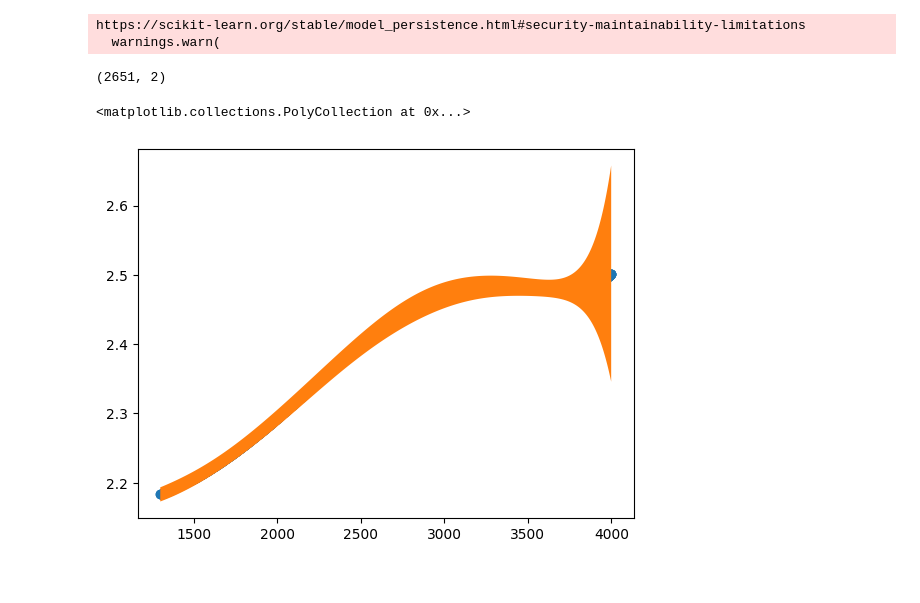
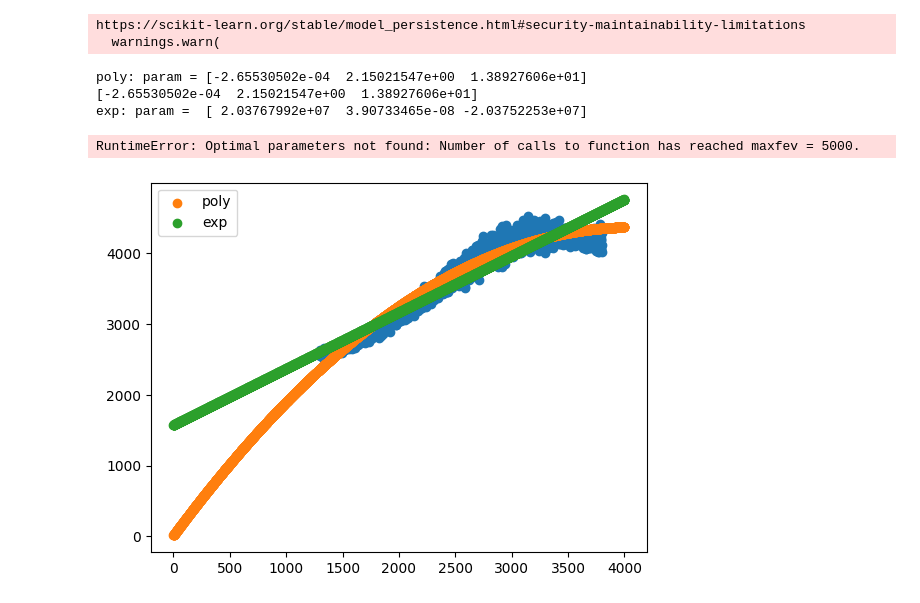
Before and after one commit to spaceswimmer/nnseismic, a Jupyter notebook: src/prepare-tagilsk-functions.ipynb, the cells around one changed output. Cells and saved outputs as stored; diff of their text form; code cells hidden in the pictures.

```diff
--- a/src/prepare-tagilsk-functions.ipynb
+++ b/src/prepare-tagilsk-functions.ipynb
@@ -242,18 +147,36 @@ https://scikit-learn.org/stable/model_persistence.html#security-maintainability-
 # %%
 cheb_params = load_chebyshev_approximation('../data/grids/chebyshev/gas_pl_vp.json')
 # cheb_params['log_transform'] = False
-depth_min, depth_max = 0, 4000
+depth_min, depth_max = 1300, 3800
 depths = np.arange(depth_min, depth_max, 1)
 samples = fast_chebyshev_sample(cheb_params, depths, n_samples=1)
 mean, std = fast_chebyshev_evaluate(cheb_params, depths)
-# %%
-mask = (depths >= 1250) & (depths <= 3900)
-mean[mask].shape
-# %% [output]
-(2651, 2)
 # %%
-plt.scatter(depths, mean[:,0])
-plt.fill_between(depths, mean[:,0] - std[:,0], mean[:,0] + std[:,0])
+data = samples[:, :, 1].flatten()
+ddepths = np.tile(depths, samples.shape[0])
+plt.scatter(ddepths, data)
+edepth = np.arange(0, 4000, 1)
+
+trend, param = polynomial_trend(ddepths, data, degree=2)
+param[2] = np.abs(param[2])
+trend = np.polyval(param, edepth)
+plt.scatter(edepth, trend, label='poly')
+print(f'poly: param = {param}')
+print(param)
+
+trend, param = exponential_trend(ddepths, data)
+trend = exp_func(edepth, *param)
+plt.scatter(edepth, trend, label='exp')
+plt.legend()
+print('exp: param = ', param)
+
+trend, param = power_law_trend(ddepths, data)
+trend = power_func(edepth, *param)
+plt.scatter(edepth, trend, label='power')
+plt.legend()
 # %% [output]
-<matplotlib.collections.PolyCollection at 0x...>
+poly: param = [-2.65530502e-04  2.15021547e+00  1.38927606e+01]
+[-2.65530502e-04  2.15021547e+00  1.38927606e+01]
+exp: param =  [ 2.03767992e+07  3.90733465e-08 -2.03752253e+07]
+RuntimeError: Optimal parameters not found: Number of calls to function has reached maxfev = 5000.
-[figure, old version]
+[figure, new version]
```
Also changed, not shown: parts of 6 cells of this notebook, 5 other files.
